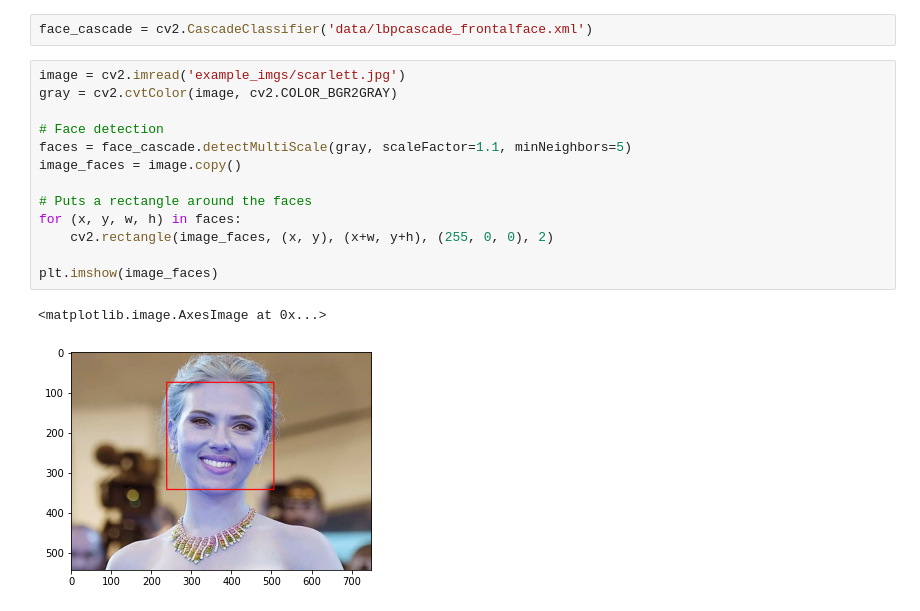
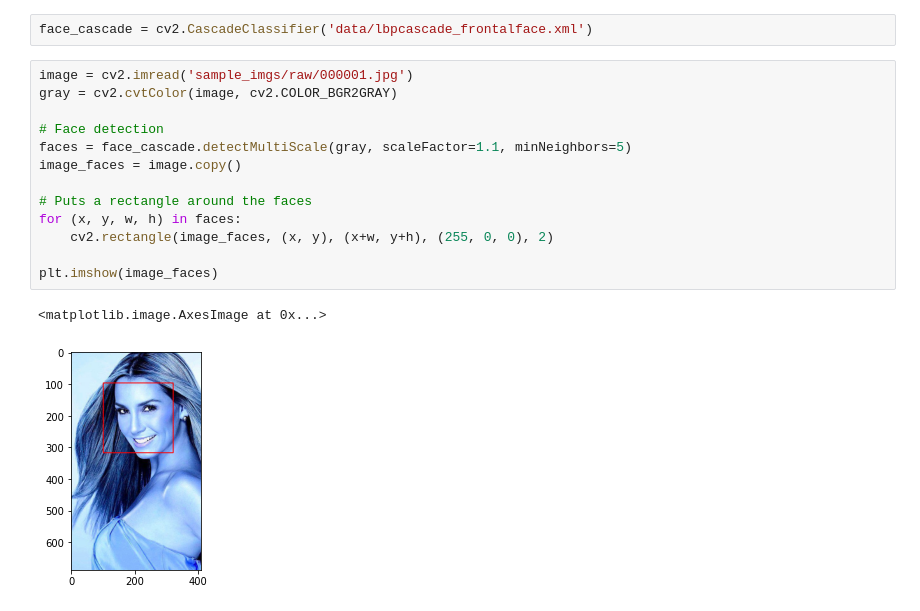
Before and after one commit to eduardoscsouza/FaceMatch, a Jupyter notebook: FaceDetectionCV.ipynb, the cells around one changed output. Saved outputs shown, nothing was run; the diff lists cells and outputs as text.

Commit message:
Updated FaceDectetionCV with different image

```diff
--- a/FaceDetectionCV.ipynb
+++ b/FaceDetectionCV.ipynb
@@ -7,18 +7,18 @@ import matplotlib.pyplot as plt
 # %%
 face_cascade = cv2.CascadeClassifier('data/lbpcascade_frontalface.xml')
 # %%
-image = cv2.imread('example_imgs/scarlett.jpg')
+image = cv2.imread('sample_imgs/raw/000001.jpg')
 gray = cv2.cvtColor(image, cv2.COLOR_BGR2GRAY)
 
 # Face detection
 faces = face_cascade.detectMultiScale(gray, scaleFactor=1.1, minNeighbors=5)
 image_faces = image.copy()
 
 # Puts a rectangle around the faces
 for (x, y, w, h) in faces:
     cv2.rectangle(image_faces, (x, y), (x+w, y+h), (255, 0, 0), 2)
 
 plt.imshow(image_faces)
 # %% [output]
 <matplotlib.image.AxesImage at 0x...>
-[figure, old version]
+[figure, new version]
```
